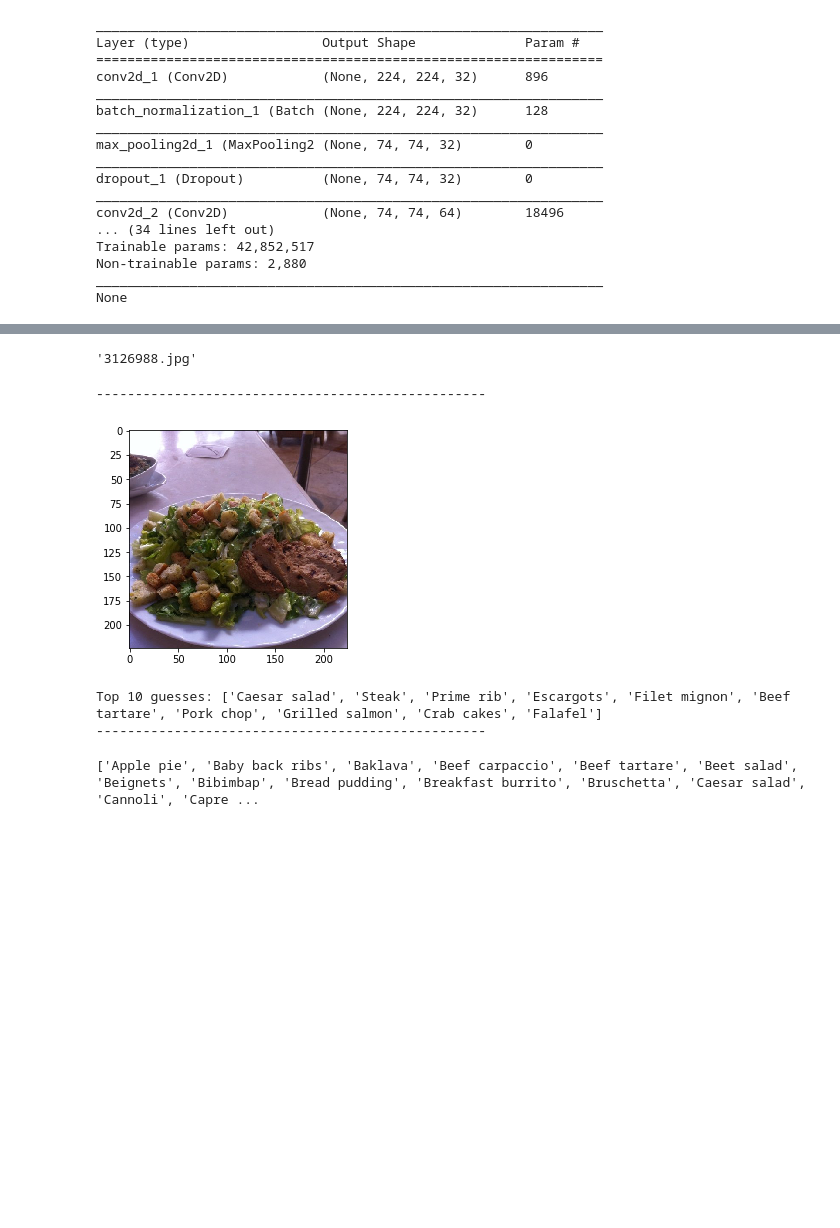
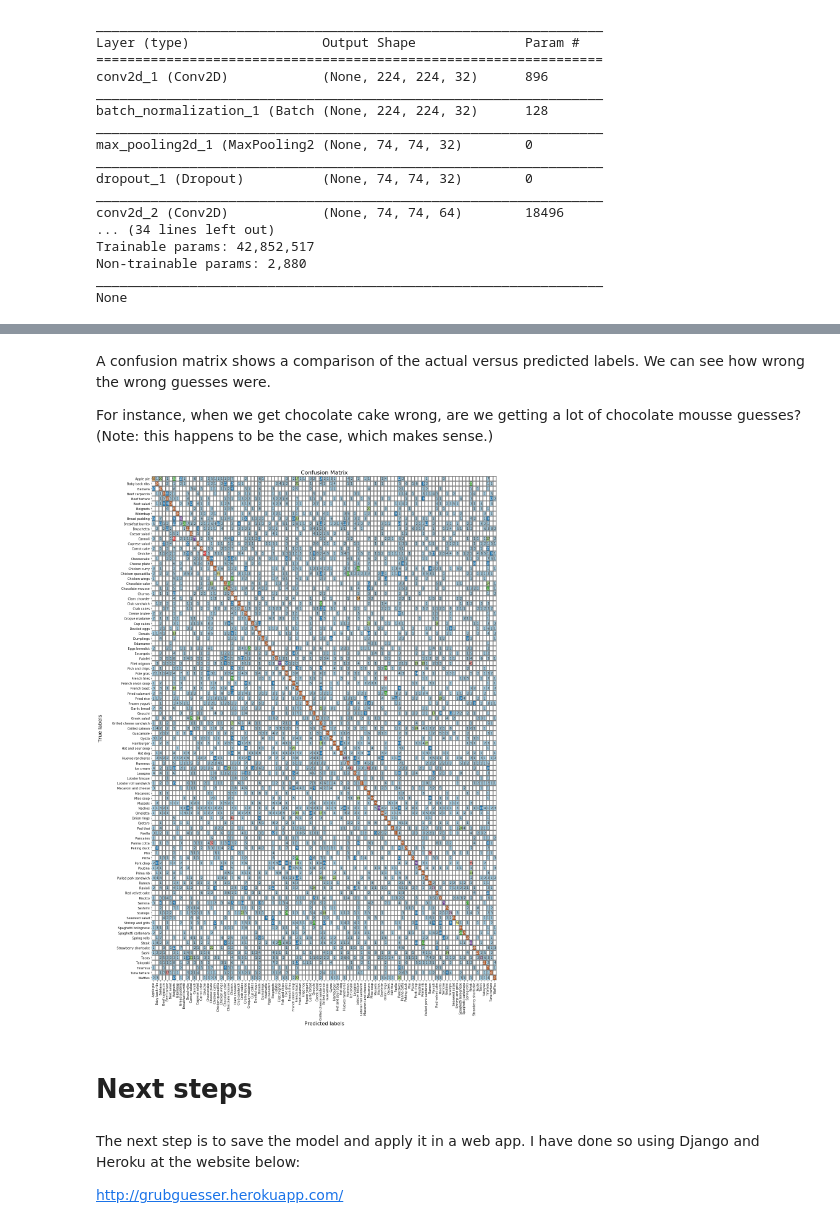
Before and after one commit to JonSolow/foodid, a Jupyter notebook: notebooks/jss_foodid.ipynb, the cells around one changed output, grey strips where cells are left out. Saved outputs shown, nothing was run; the diff lists cells and outputs as text; code cells hidden in the pictures; blank space fills up the shorter version.

```diff
--- a/notebooks/jss_foodid.ipynb
+++ b/notebooks/jss_foodid.ipynb
@@ -328,13 +304,7 @@ Please use `rate` instead of `keep_prob`. Rate should be set to `rate = 1 - keep
 # %%
-import functools
-
-
+# Set initial learning rate for optimizer
 INIT_LR = 1e-2
-
-
 opt = SGD(lr=INIT_LR, momentum=0.9)
-
-
 
 def schedule(epoch):
   if epoch<100:
@@ -346,24 +316,17 @@ def schedule(epoch):
 
 learningrate_scheduler = LearningRateScheduler(schedule)
 
-
-import functools
-
+# Create top-10 and top-3 accuracy metrics
 top10_acc = functools.partial(top_k_categorical_accuracy, k=10)
-
 top10_acc.__name__ = 'top10_acc'
 
-
 top3_acc = functools.partial(top_k_categorical_accuracy, k=3)
-
 top3_acc.__name__ = 'top3_acc'
 
-
+# Compile model with the loss, optimizer, and metrics
 cnn.compile(loss="categorical_crossentropy", optimizer=opt, metrics=["accuracy", top3_acc, top10_acc])
 
-
 # create checkpoint file, verbose display of saving, keep best checkpoint
-checkpoint = ModelCheckpoint(filepath='./drive/My Drive/FoodModels/modelcnn_20190722.hdf5', monitor='val_acc', verbose=1, save_best_only=True)
-
-csv_logger = CSVLogger('./drive/My Drive/FoodModels/modelcnn.log')
+checkpoint = ModelCheckpoint(filepath='./drive/My Drive/FoodModels/modelcnn_demo.hdf5', monitor='val_acc', verbose=1, save_best_only=True)
+csv_logger = CSVLogger('./drive/My Drive/FoodModels/modelcnn_demo.log')
 # %% [output]
@@ -390,0 +362,10 @@ None
+# %%
+start_from = 0
+cnn_history = cnn.fit_generator(data_train,
+                                steps_per_epoch=200,
+                                epochs=200,
+                                validation_data=data_test,
+                                validation_steps=250,
+                                verbose=1,
+                                callbacks=[learningrate_scheduler, csv_logger, checkpoint],
+                                initial_epoch=start_from)
@@ -399,6 +376,0 @@ sys.getsizeof(cnn)
-# %%
-from keras.utils.data_utils import get_file
-weights_path = get_file(
-             './weights.hdf5',
-            'https://grubguesser.s3.us-east-2.amazonaws.com/modelcnn_20190722.hdf5')
-cnn.load_weights(weights_path)
@@ -701,27 +434,14 @@ rnd_img = np.random.choice(img_list)
-# %%
-rnd_img
-# %% [output]
-'3126988.jpg'
-# %%
-img_path = './food-101/images/caesar_salad/'
-img_list = os.listdir(img_path)
-rnd_img = np.random.choice(img_list)
-
-print('-'*50)
-test_img = img_to_array(load_img(img_path + rnd_img, target_size=(224,224))) / 255.
-plt.imshow(test_img)
-plt.show()
-x = np.array([test_img])
-class_prob = cnn.predict(x)
-top_values_index = (-class_prob).argsort()[0][:10]
-print('Top 10 guesses: {}'.format([labels[i] for i in top_values_index]))
-print('-'*50)
-# %% [output]
---------------------------------------------------
-[figure, removed]
-Top 10 guesses: ['Caesar salad', 'Steak', 'Prime rib', 'Escargots', 'Filet mignon', 'Beef tartare', 'Pork chop', 'Grilled salmon', 'Crab cakes', 'Falafel']
---------------------------------------------------
-# %%
-print(labels)
-# %% [output]
-['Apple pie', 'Baby back ribs', 'Baklava', 'Beef carpaccio', 'Beef tartare', 'Beet salad', 'Beignets', 'Bibimbap', 'Bread pudding', 'Breakfast burrito', 'Bruschetta', 'Caesar salad', 'Cannoli', 'Capre ...
+# %% [markdown]
+A confusion matrix shows a comparison of the actual versus predicted labels.  We can see how wrong the wrong guesses were.
+
+For instance, when we get chocolate cake wrong, are we getting a lot of chocolate mousse guesses? (Note: this happens to be the case, which makes sense.)
+# %%
+plot_confusion_matrix(all_test_actual, all_test_pred,  class_labels = labels, figsize=(20,30))
+# %% [output]
+[figure, added]
+# %% [markdown]
+# Next steps
+# %% [markdown]
+The next step is to save the model and apply it in a web app. I have done so using Django and Heroku at the website below:
+
+http://grubguesser.herokuapp.com/
```
Also changed, not shown: parts of 70 cells of this notebook, 1 other file.
